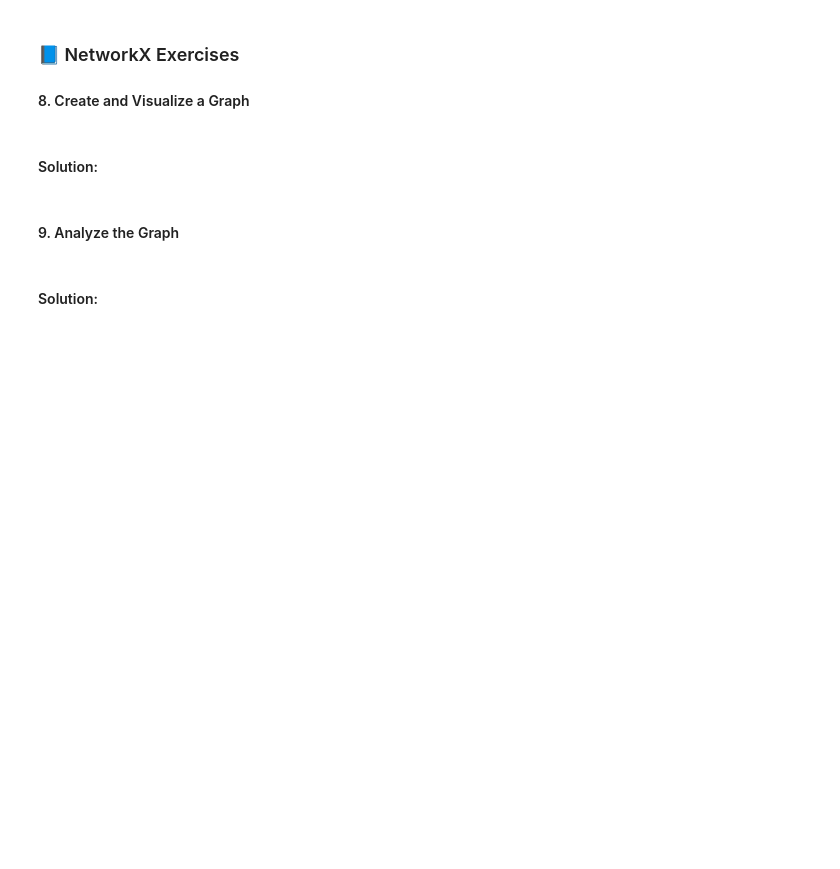
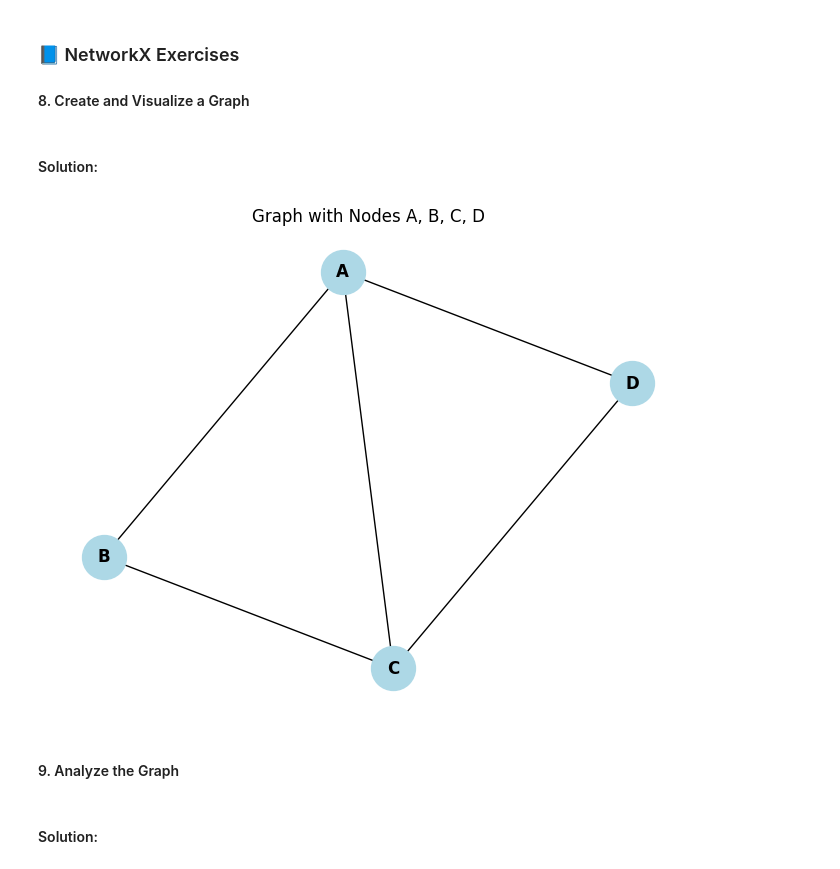
Before and after one commit to krup13/pfsc, a Jupyter notebook: tutorials/T10 - Scientific Comp Basics (Q).ipynb, the cells around one changed output. Saved outputs shown, nothing was run; the diff lists cells and outputs as text; code cells hidden in the pictures; blank space fills up the shorter version.

```diff
--- a/tutorials/T10 - Scientific Comp Basics (Q).ipynb
+++ b/tutorials/T10 - Scientific Comp Basics (Q).ipynb
@@ -108,6 +201,17 @@ import matplotlib.pyplot as plt
 # TODO: Draw the graph with labels
 # %% [markdown]
 #### Solution:
+# %%
+## TODO: Create a graph with nodes A, B, C, D and edges (A,B), (B,C), (C,D), (D,A), (A,C)
+G = nx.Graph()
+G.add_edges_from([('A', 'B'), ('B', 'C'), ('C', 'D'), ('D', 'A'), ('A', 'C')])
+
+#Draw the graph with edges
+nx.draw(G, with_labels=True, node_color='lightblue', node_size=1000, font_weight='bold')
+plt.title("Graph with Nodes A, B, C, D")
+plt.show()
+# %% [output]
+[figure, added]
 # %% [markdown]
 #### 9. Analyze the Graph
 # %%
```
Also changed, not shown: parts of 13 cells of this notebook, 10 other files.
